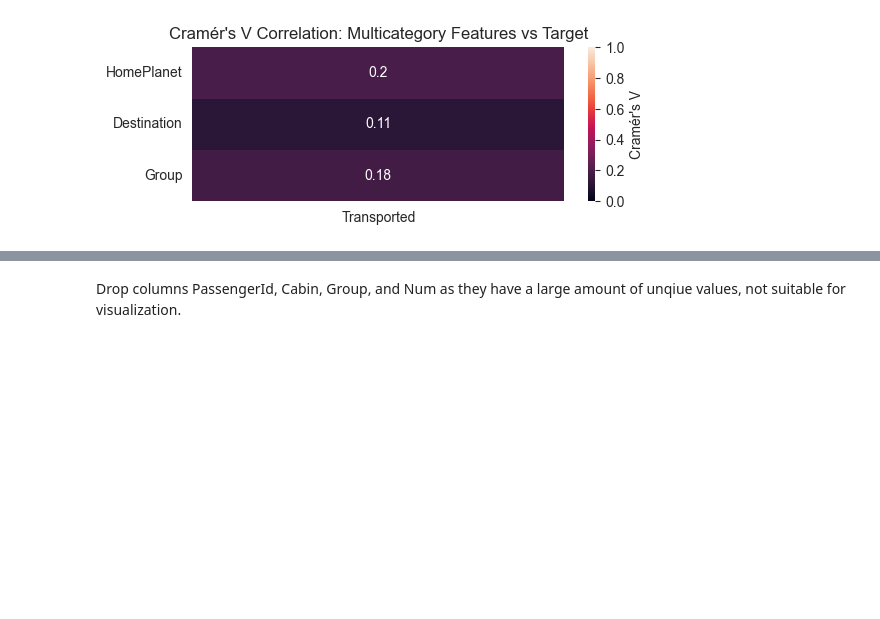
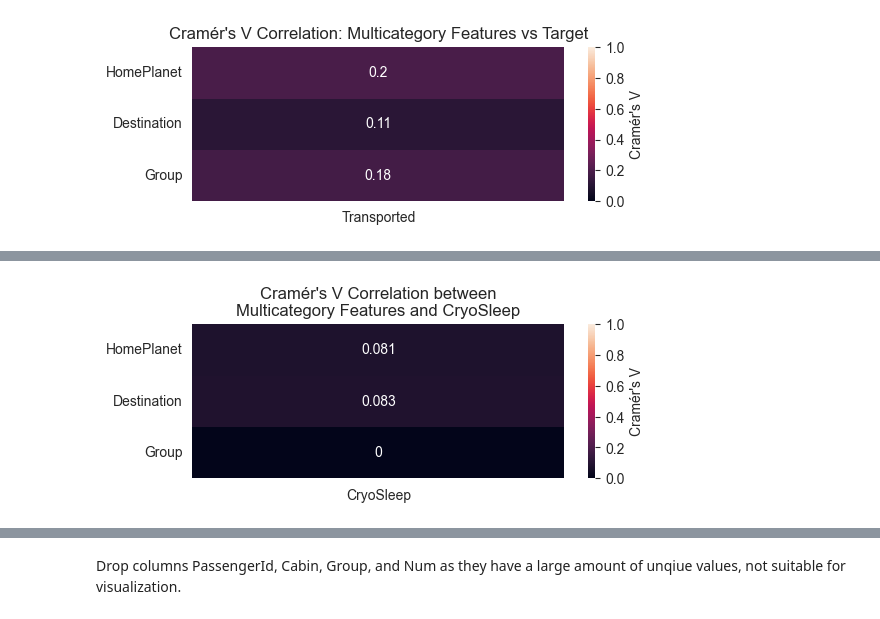
Before and after one commit to CelineChiLamNg/spaceship_prediction, a Jupyter notebook: spaceship_titanic.ipynb, the cells around one changed output, grey strips where cells are left out. Drawn from its saved outputs; the diff is of its cells as text; code cells hidden in the pictures; blank space fills up the shorter version.

```diff
--- a/spaceship_titanic.ipynb
+++ b/spaceship_titanic.ipynb
@@ -383,0 +414,17 @@ calculations shows that it is weakly correlated to other features.
+# %%
+cramers_v_results = {}
+for col1 in multicat_columns:
+        cramers_v_results[col1] = (
+            cramers_v(spaceship_eda[col1],spaceship_eda['CryoSleep'])
+        )
+
+heatmap_df = pd.DataFrame(cramers_v_results, index=['CryoSleep']).T
+
+plt.figure(figsize=(6, 2))
+sns.heatmap(heatmap_df, annot=True, vmin=0, vmax=1,
+            cbar_kws={"label": "Cramér's V"})
+plt.title("Cramér's V Correlation between\nMulticategory Features and "
+          "CryoSleep")
+plt.show()
+# %% [output]
+[figure, added]
```
Also changed, not shown: parts of 17 cells of this notebook, 1 other file.
